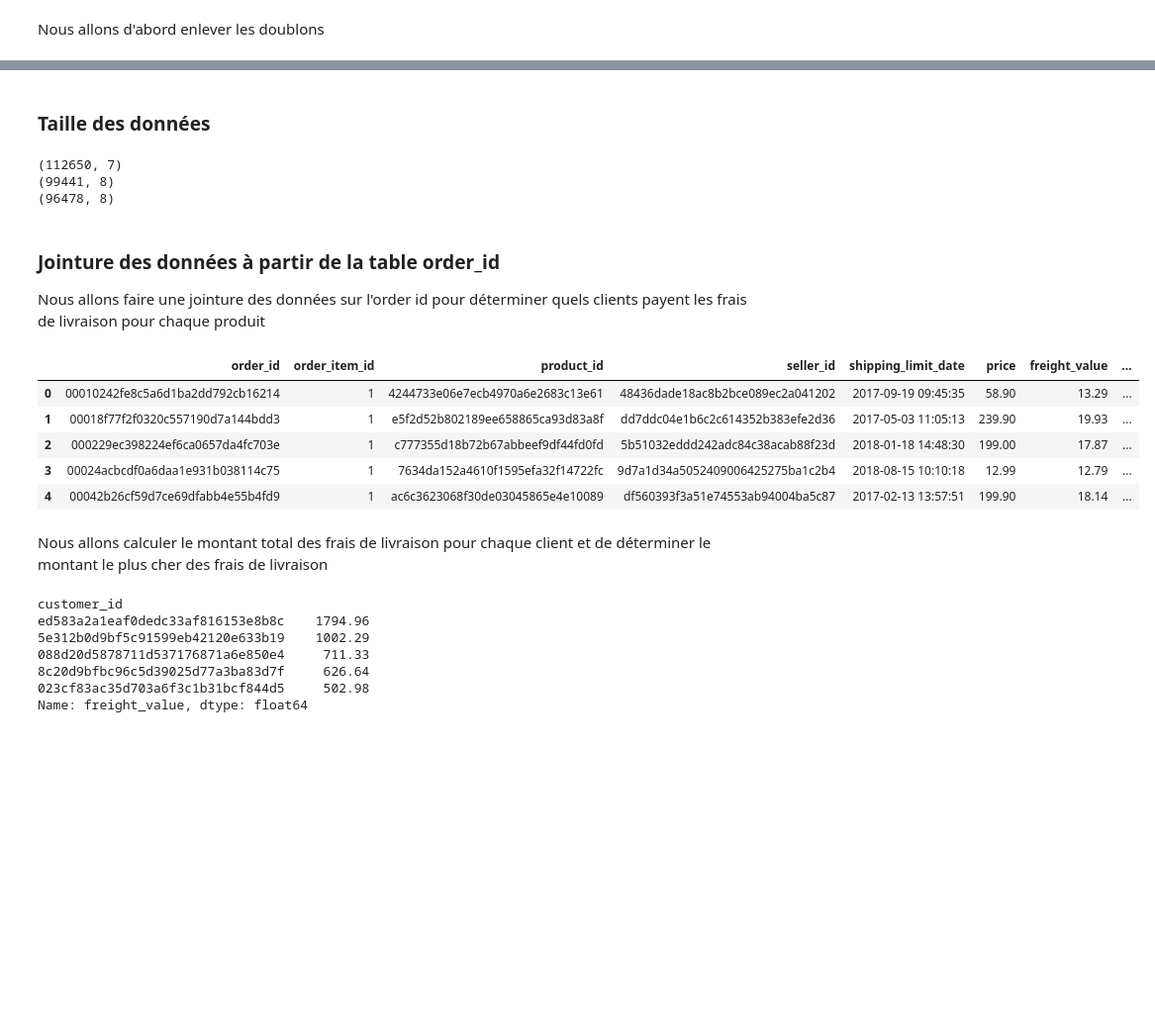
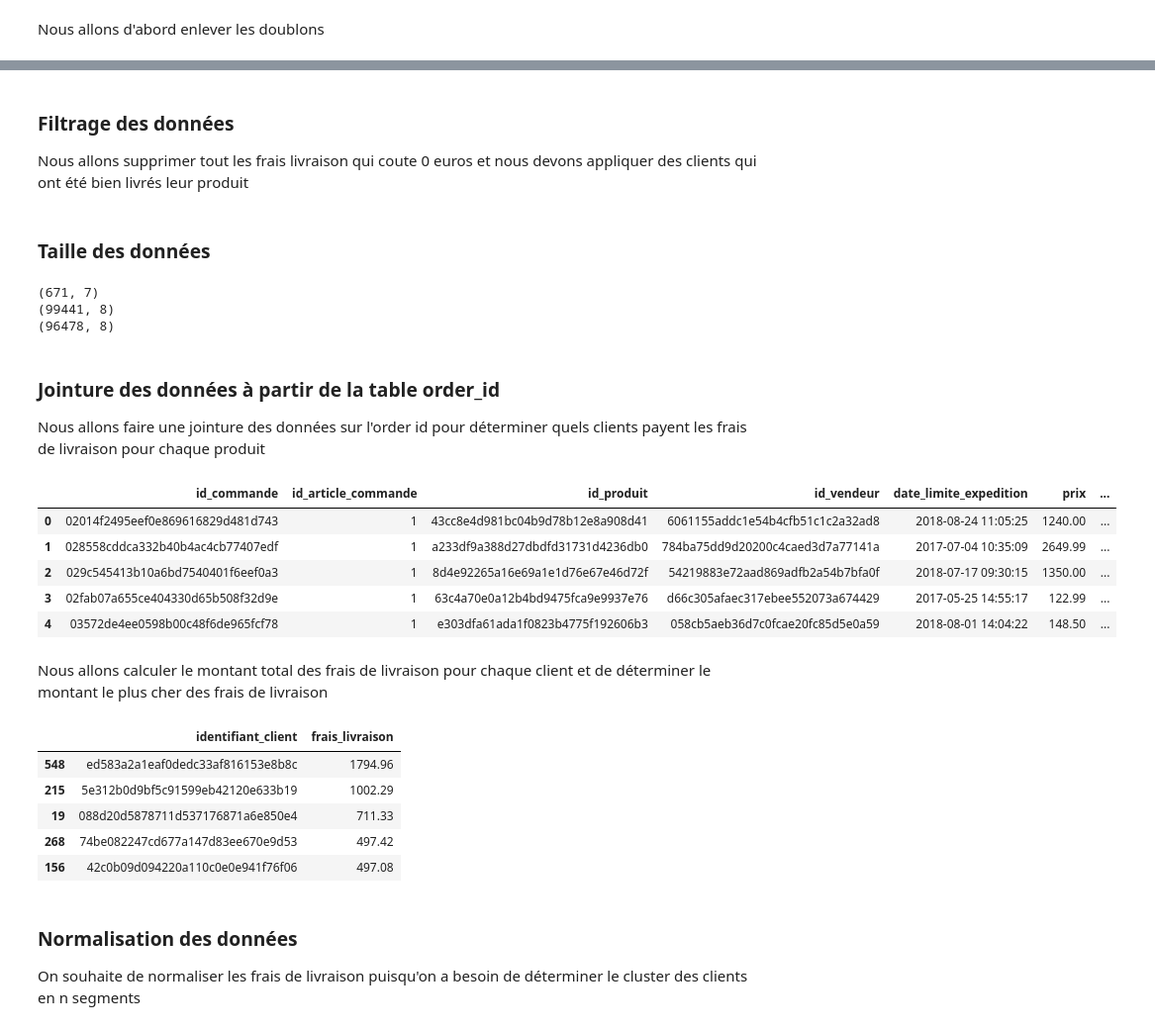
Before and after one commit to Jeremi971/analyse_e_commerce_md5, a Jupyter notebook: analyse.ipynb, the cells around one changed output, grey strips where cells are left out. Shown at 99% size. Saved outputs shown, nothing was run; the diff lists cells and outputs as text; code cells hidden in the pictures; blank space fills up the shorter version.

```diff
--- a/analyse.ipynb
+++ b/analyse.ipynb
@@ -93,3 +91,25 @@ array(['delivered', 'invoiced', 'shipped', 'processing', 'unavailable',
+# %%
+df_items = df_items.rename(columns={
+    'order_id': 'id_commande',
+    'order_item_id': 'id_article_commande',
+    'product_id': 'id_produit',
+    'seller_id': 'id_vendeur',
+    'shipping_limit_date': 'date_limite_expedition',
+    'price': 'prix',
+    'freight_value': 'frais_livraison'
+})
+
+# Renommer les colonnes
+df_orders = df_orders.rename(columns={
+    'order_id': 'id_commande',
+    'customer_id': 'identifiant_client',
+    'order_status': 'statut_commande',
+    'order_purchase_timestamp': 'timestamp_achat',
+    'order_approved_at': 'timestamp_validation',
+    'order_delivered_carrier_date': 'date_livraison_transporteur',
+    'order_delivered_customer_date': 'date_livraison_client',
+    'order_estimated_delivery_date': 'date_livraison_estimee'
+})
 # %% [markdown]
 Nous allons d'abord enlever les doublons
 # %%
@@ -105,3 +121,10 @@ df_delivered_orders = df_orders.loc[df_orders["order_status"] == "delivered"]
+# %% [markdown]
+### Filtrage des données
+
+Nous allons supprimer tout les frais livraison qui coute 0 euros et nous devons appliquer des clients qui ont été bien livrés leur produit
+# %%
+df_items = df_items.loc[df_items["frais_livraison"] > 100]
+df_delivered_orders = df_orders.loc[df_orders["statut_commande"] == "delivered"]
 # %% [markdown]
 ### Taille des données
 # %%
@@ -109,7 +132,7 @@ print(df_items.shape)
 print(df_orders.shape)
 print(df_delivered_orders.shape)
 # %% [output]
-(112650, 7)
+(671, 7)
 (99441, 8)
 (96478, 8)
 # %% [markdown]
@@ -118,32 +141,40 @@ print(df_delivered_orders.shape)
 Nous allons faire une jointure des données sur l'order id pour déterminer quels clients payent les frais de livraison pour chaque produit
 # %%
 # Jointure INNER JOIN à partir de la table order_id
-merged_data = pd.merge(df_items, df_delivered_orders, on='order_id')
+merged_data = pd.merge(df_items, df_delivered_orders, on='id_commande')
 
 merged_data.head()
 # %% [output]
-|  | order_id | order_item_id | product_id | seller_id | shipping_limit_date | price | freight_value | ... |
-| 0 | 00010242fe8c5a6d1ba2dd792cb16214 | 1 | 4244733e06e7ecb4970a6e2683c13e61 | 48436dade18ac8b2bce089ec2a041202 | 2017-09-19 09:45:35 | 58.90 | 13.29 | ... |
-| 1 | 00018f77f2f0320c557190d7a144bdd3 | 1 | e5f2d52b802189ee658865ca93d83a8f | dd7ddc04e1b6c2c614352b383efe2d36 | 2017-05-03 11:05:13 | 239.90 | 19.93 | ... |
-| 2 | 000229ec398224ef6ca0657da4fc703e | 1 | c777355d18b72b67abbeef9df44fd0fd | 5b51032eddd242adc84c38acab88f23d | 2018-01-18 14:48:30 | 199.00 | 17.87 | ... |
-| 3 | 00024acbcdf0a6daa1e931b038114c75 | 1 | 7634da152a4610f1595efa32f14722fc | 9d7a1d34a5052409006425275ba1c2b4 | 2018-08-15 10:10:18 | 12.99 | 12.79 | ... |
-| 4 | 00042b26cf59d7ce69dfabb4e55b4fd9 | 1 | ac6c3623068f30de03045865e4e10089 | df560393f3a51e74553ab94004ba5c87 | 2017-02-13 13:57:51 | 199.90 | 18.14 | ... |
+|  | id_commande | id_article_commande | id_produit | id_vendeur | date_limite_expedition | prix | ... |
+| 0 | 02014f2495eef0e869616829d481d743 | 1 | 43cc8e4d981bc04b9d78b12e8a908d41 | 6061155addc1e54b4cfb51c1c2a32ad8 | 2018-08-24 11:05:25 | 1240.00 | ... |
+| 1 | 028558cddca332b40b4ac4cb77407edf | 1 | a233df9a388d27dbdfd31731d4236db0 | 784ba75dd9d20200c4caed3d7a77141a | 2017-07-04 10:35:09 | 2649.99 | ... |
+| 2 | 029c545413b10a6bd7540401f6eef0a3 | 1 | 8d4e92265a16e69a1e1d76e67e46d72f | 54219883e72aad869adfb2a54b7bfa0f | 2018-07-17 09:30:15 | 1350.00 | ... |
+| 3 | 02fab07a655ce404330d65b508f32d9e | 1 | 63c4a70e0a12b4bd9475fca9e9937e76 | d66c305afaec317ebee552073a674429 | 2017-05-25 14:55:17 | 122.99 | ... |
+| 4 | 03572de4ee0598b00c48f6de965fcf78 | 1 | e303dfa61ada1f0823b4775f192606b3 | 058cb5aeb36d7c0fcae20fc85d5e0a59 | 2018-08-01 14:04:22 | 148.50 | ... |
 # %% [markdown]
 Nous allons calculer le montant total des frais de livraison pour chaque client et de déterminer le montant le plus cher des frais de livraison
 # %%
 # Calcul du montant total des frais de transport pour chaque client
-total_freight_per_customer = merged_data.groupby('customer_id')['freight_value'].sum()
+total_freight_per_customer = merged_data.groupby('identifiant_client')['frais_livraison'].sum()
 
-# Tri des clients par montant total des frais de transport
-sorted_customers = total_freight_per_customer.sort_values(ascending=False)
+# Créer un DataFrame pour les identifiants des clients et les frais de livraison
+df_sorted_customers = pd.DataFrame({'identifiant_client': total_freight_per_customer.index,
+                                    'frais_livraison': total_freight_per_customer.values})
 
-# Affichage des clients qui paient le plus de frais de transport
-print(sorted_customers.head())
+# Trier les clients par montant total des frais de livraison
+df_sorted_customers = df_sorted_customers.sort_values(by='frais_livraison', ascending=False)
+
+# Affichage des premières lignes du nouveau DataFrame
+df_sorted_customers.head()
 # %% [output]
-customer_id
-ed583a2a1eaf0dedc33af816153e8b8c    1794.96
-5e312b0d9bf5c91599eb42120e633b19    1002.29
-088d20d5878711d537176871a6e850e4     711.33
-8c20d9bfbc96c5d39025d77a3ba83d7f     626.64
-023cf83ac35d703a6f3c1b31bcf844d5     502.98
-Name: freight_value, dtype: float64
+|  | identifiant_client | frais_livraison |
+| 548 | ed583a2a1eaf0dedc33af816153e8b8c | 1794.96 |
+| 215 | 5e312b0d9bf5c91599eb42120e633b19 | 1002.29 |
+| 19 | 088d20d5878711d537176871a6e850e4 | 711.33 |
+| 268 | 74be082247cd677a147d83ee670e9d53 | 497.42 |
+| 156 | 42c0b09d094220a110c0e0e941f76f06 | 497.08 |
+# %% [markdown]
+### Normalisation des données
+
+
+On souhaite de normaliser les frais de livraison puisqu'on a besoin de déterminer le cluster des clients en n segments
```
Also changed, not shown: parts of 10 cells of this notebook, 1 other file.
